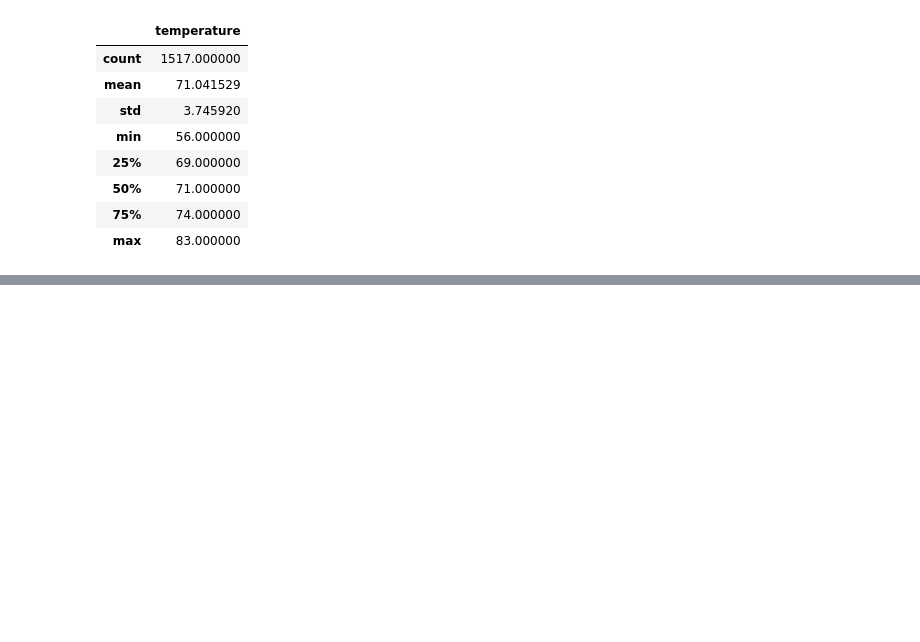
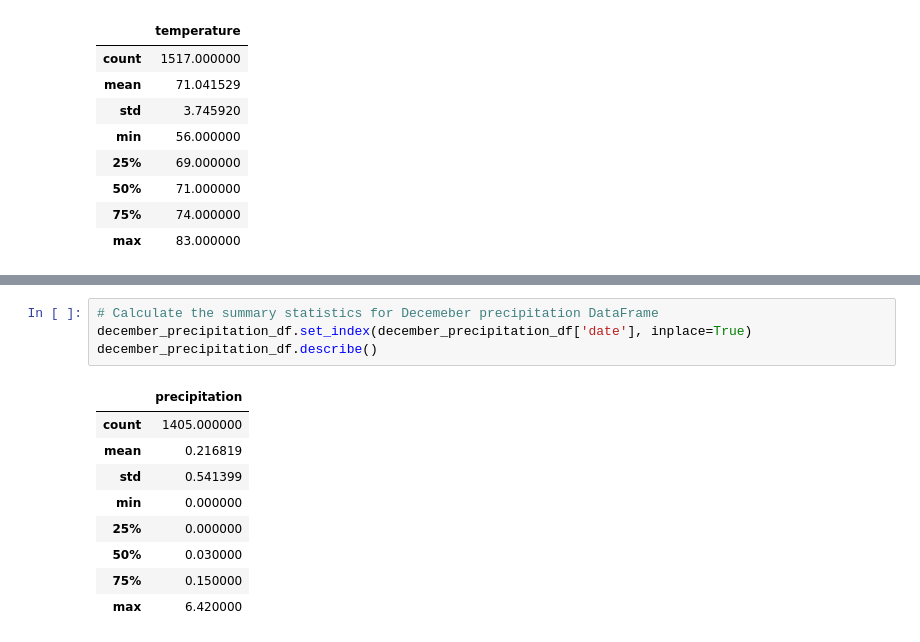
Before and after one commit to jbranaman/surfs_up, a Jupyter notebook: SurfsUp_Challenge.ipynb, the cells around one changed output, grey strips where cells are left out. Drawn from its saved outputs; the diff is of its cells as text; blank space fills up the shorter version.

```diff
--- a/SurfsUp_Challenge.ipynb
+++ b/SurfsUp_Challenge.ipynb
@@ -128,0 +259,14 @@ december_temperatures_df.describe()
+# %%
+# Calculate the summary statistics for Decemeber precipitation DataFrame
+december_precipitation_df.set_index(december_precipitation_df['date'], inplace=True)
+december_precipitation_df.describe()
+# %% [output]
+|  | precipitation |
+| count | 1405.000000 |
+| mean | 0.216819 |
+| std | 0.541399 |
+| min | 0.000000 |
+| 25% | 0.000000 |
+| 50% | 0.030000 |
+| 75% | 0.150000 |
+| max | 6.420000 |
```
Also changed, not shown: parts of 11 cells of this notebook.
